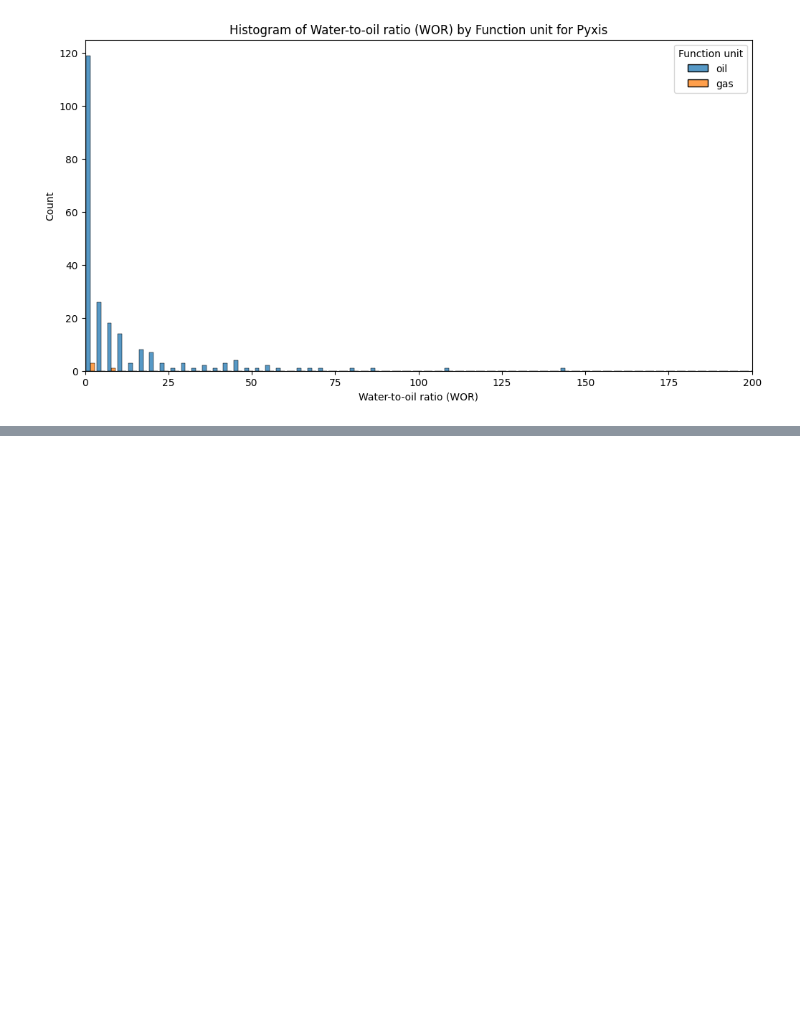
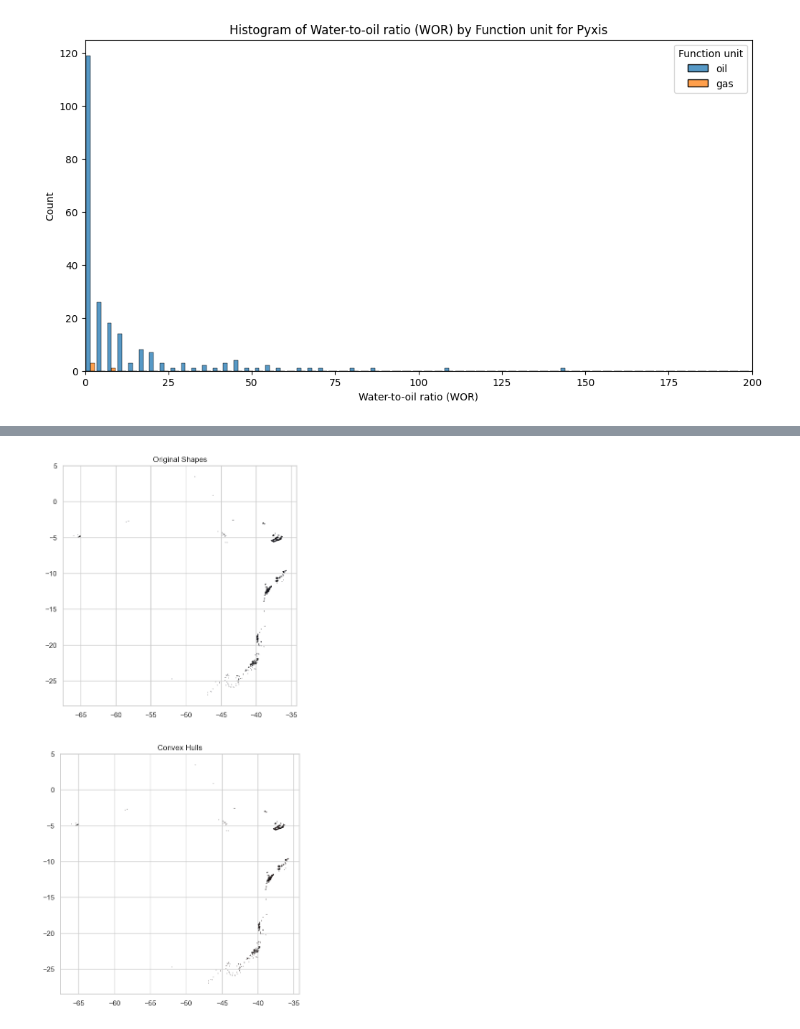
Before and after one commit to FanYaQi/Pyxis, a Jupyter notebook: db/notebooks/demo.ipynb, the cells around one changed output, grey strips where cells are left out. Drawn from its saved outputs; the diff is of its cells as text; code cells hidden in the pictures; blank space fills up the shorter version.

```diff
--- a/db/notebooks/demo.ipynb
+++ b/db/notebooks/demo.ipynb
@@ -53,0 +171,4 @@ plot_category_distribution(pyxis,'Function unit','Water-to-oil ratio (WOR)','Pyx
+# %%
+plot_convex_hulls(cleaned_gdf)
+# %% [output]
+[figure, added]
```
Also changed, not shown: parts of 36 cells of this notebook, 7 other files.
